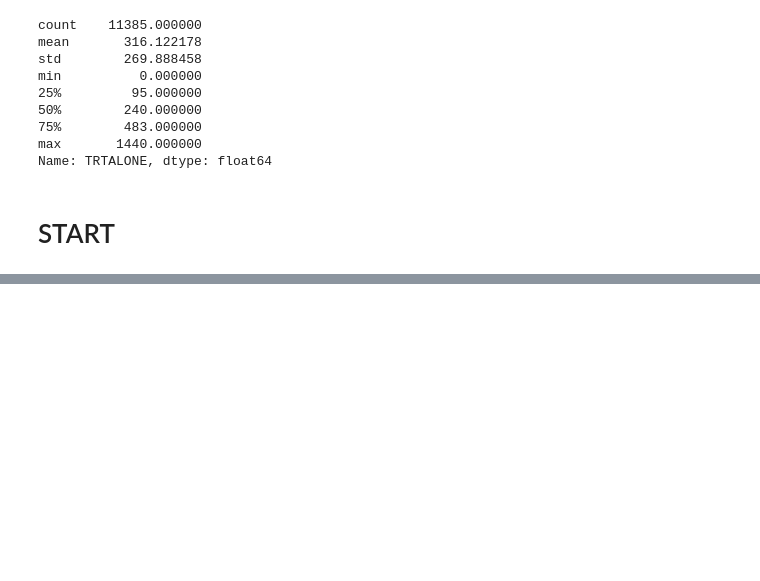
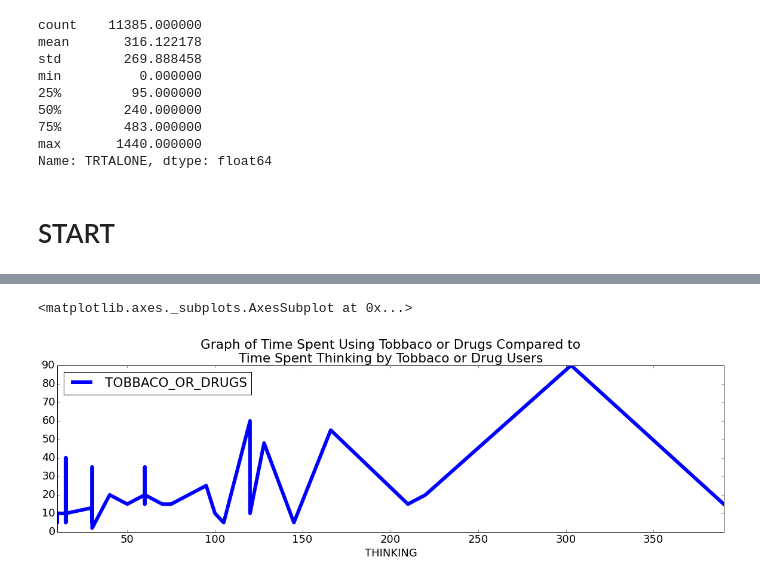
Before and after one commit to tiy-gvl-python/atus-analysis, a Jupyter notebook: My Project.ipynb, the cells around one changed output, grey strips where cells are left out. Cells and saved outputs as stored; diff of their text form; code cells hidden in the pictures; blank space fills up the shorter version.

```diff
--- a/My Project.ipynb
+++ b/My Project.ipynb
@@ -129,0 +132,9 @@ hike_frame.replace({'GENDER': {1: 'Male', 2: 'Female'}})
+# %%
+summary =  summary.rename(columns={'t120301': 'THINKING', 't120302': 'TOBBACO_OR_DRUGS'})
+# %%
+drugs_and_thought = summary[['THINKING', 'TOBBACO_OR_DRUGS']]
+thoug = (drugs_and_thought.TOBBACO_OR_DRUGS > 1)
+drugs_and_thought = drugs_and_thought[thoug]
+drug = (drugs_and_thought.THINKING > 1)
+drugs_and_thought = drugs_and_thought[drug]
+drugs_and_thought.head()
@@ -129,0 +148,8 @@ hike_frame.replace({'GENDER': {1: 'Male', 2: 'Female'}})
+# %%
+plt.rcParams.update({'font.size': 18})
+sorted_tobt = drugs_and_thought.sort(columns='THINKING')
+sorted_tobt.plot(x='THINKING', y='TOBBACO_OR_DRUGS', title='Graph of Time Spent Using Tobbaco or Drugs Compared\
+ to \nTime Spent Thinking by Tobbaco or Drug Users', figsize=(20,5),linewidth=6)
+# %% [output]
+<matplotlib.axes._subplots.AxesSubplot at 0x...>
+[figure, added]
```
Also changed, not shown: parts of 9 cells of this notebook.
